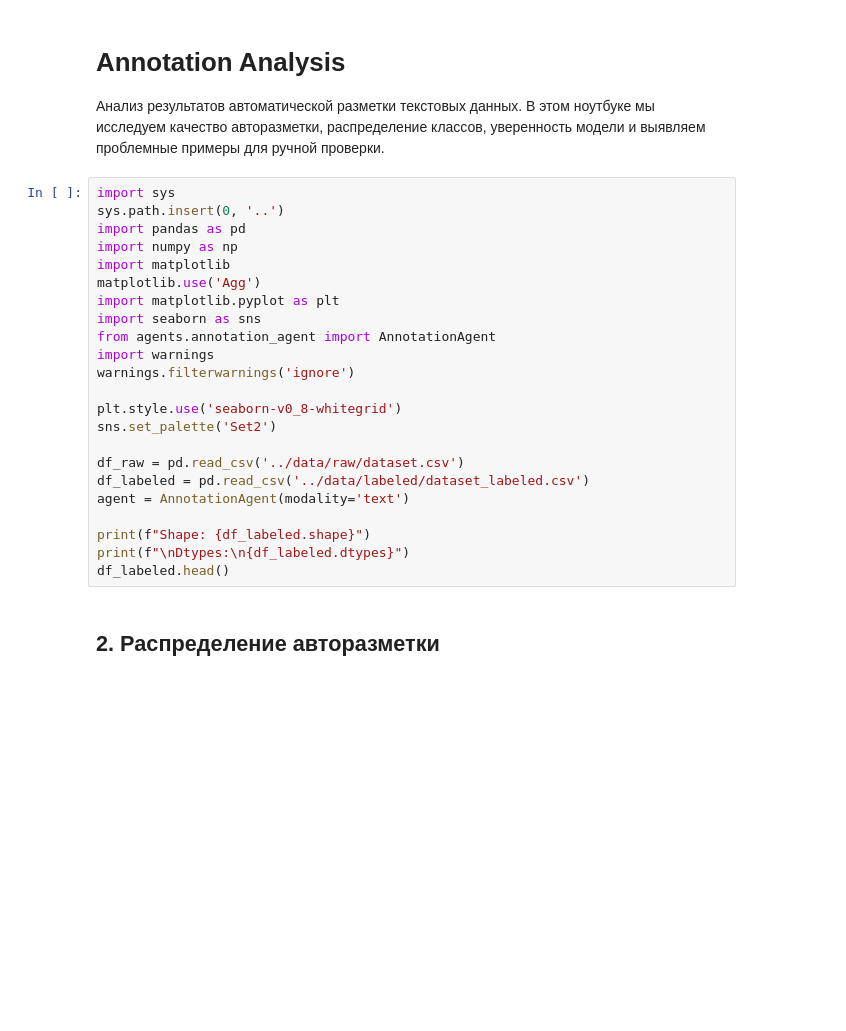
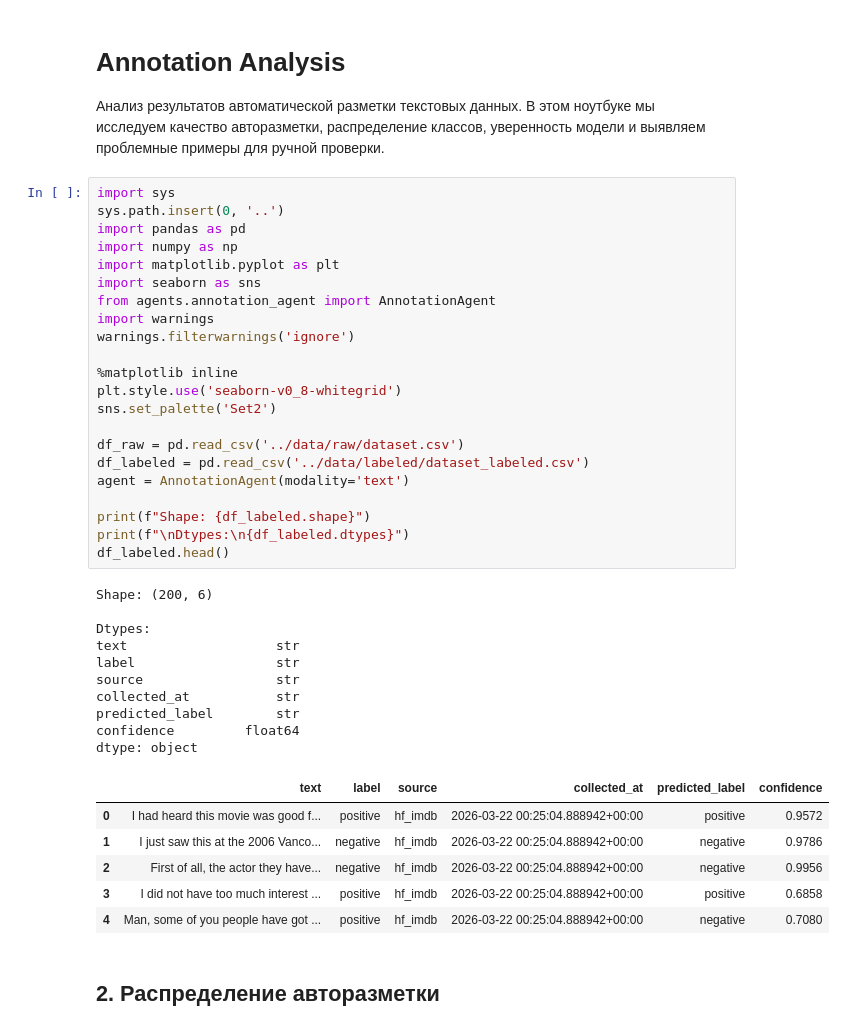
Before and after one commit to ShishkinPavel/dataminehw, a Jupyter notebook: hw3-annotation/notebooks/annotation_analysis.ipynb, the cells around one changed output. Cells and saved outputs as stored; diff of their text form; blank space fills up the shorter version.

```diff
--- a/hw3-annotation/notebooks/annotation_analysis.ipynb
+++ b/hw3-annotation/notebooks/annotation_analysis.ipynb
@@ -6,26 +6,42 @@
 # %%
 import sys
 sys.path.insert(0, '..')
 import pandas as pd
 import numpy as np
-import matplotlib
-matplotlib.use('Agg')
 import matplotlib.pyplot as plt
 import seaborn as sns
 from agents.annotation_agent import AnnotationAgent
 import warnings
 warnings.filterwarnings('ignore')
 
+%matplotlib inline
 plt.style.use('seaborn-v0_8-whitegrid')
 sns.set_palette('Set2')
 
 df_raw = pd.read_csv('../data/raw/dataset.csv')
 df_labeled = pd.read_csv('../data/labeled/dataset_labeled.csv')
 agent = AnnotationAgent(modality='text')
 
 print(f"Shape: {df_labeled.shape}")
 print(f"\nDtypes:\n{df_labeled.dtypes}")
 df_labeled.head()
+# %% [output]
+Shape: (200, 6)
+
+Dtypes:
+text                   str
+label                  str
+source                 str
+collected_at           str
+predicted_label        str
+confidence         float64
+dtype: object
+|  | text | label | source | collected_at | predicted_label | confidence |
+| 0 | I had heard this movie was good f... | positive | hf_imdb | 2026-03-22 00:25:04.888942+00:00 | positive | 0.9572 |
+| 1 | I just saw this at the 2006 Vanco... | negative | hf_imdb | 2026-03-22 00:25:04.888942+00:00 | negative | 0.9786 |
+| 2 | First of all, the actor they have... | negative | hf_imdb | 2026-03-22 00:25:04.888942+00:00 | negative | 0.9956 |
+| 3 | I did not have too much interest ... | positive | hf_imdb | 2026-03-22 00:25:04.888942+00:00 | positive | 0.6858 |
+| 4 | Man, some of you people have got ... | positive | hf_imdb | 2026-03-22 00:25:04.888942+00:00 | negative | 0.7080 |
 # %% [markdown]
 ## 2. Распределение авторазметки
 # %%
```
Also changed, not shown: parts of 10 cells of this notebook, 31 other files.
